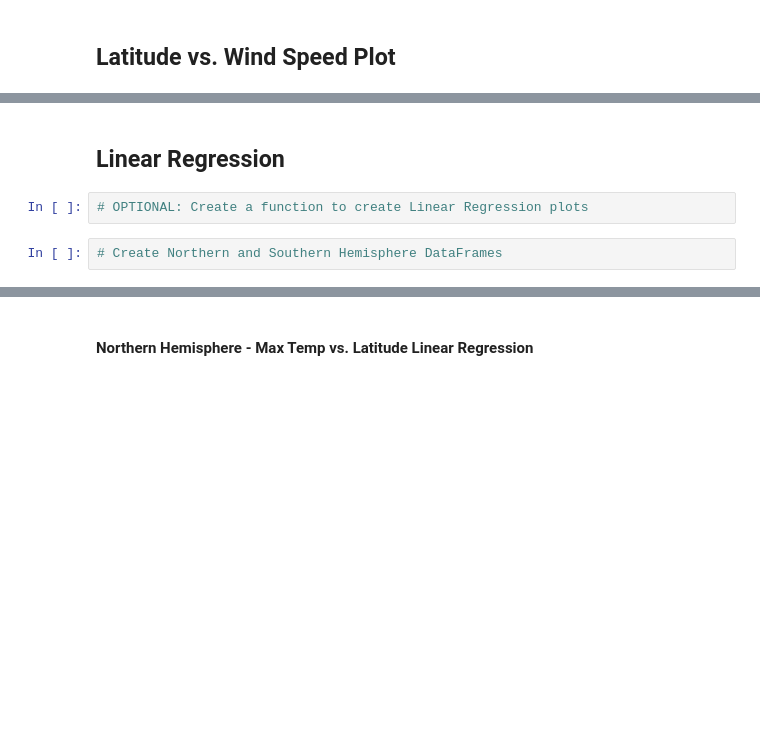
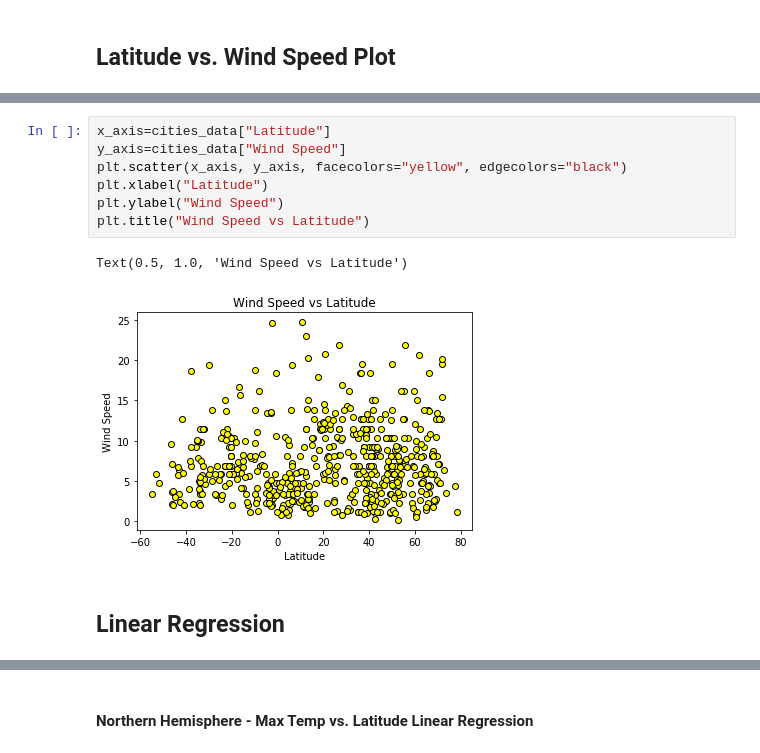
Before and after one commit to kayoung7766/python-api-challenge, a Jupyter notebook: WeatherPy.ipynb, the cells around one changed output, grey strips where cells are left out. Drawn from its saved outputs; the diff is of its cells as text; blank space fills up the shorter version.

Commit message:
Almost Through Regression

```diff
--- a/WeatherPy.ipynb
+++ b/WeatherPy.ipynb
@@ -154,6 +190,12 @@ Int64Index([], dtype='int64')
+# %%
+x_axis=cities_data["Latitude"]
+y_axis=cities_data["Wind Speed"]
+plt.scatter(x_axis, y_axis, facecolors="yellow", edgecolors="black")
+plt.xlabel("Latitude")
+plt.ylabel("Wind Speed")
+plt.title("Wind Speed vs Latitude")
+# %% [output]
+Text(0.5, 1.0, 'Wind Speed vs Latitude')
+[figure, added]
 # %% [markdown]
 ## Linear Regression
-# %%
-# OPTIONAL: Create a function to create Linear Regression plots
-# %%
-# Create Northern and Southern Hemisphere DataFrames
```
Also changed, not shown: parts of 29 cells of this notebook, 1 other file.
